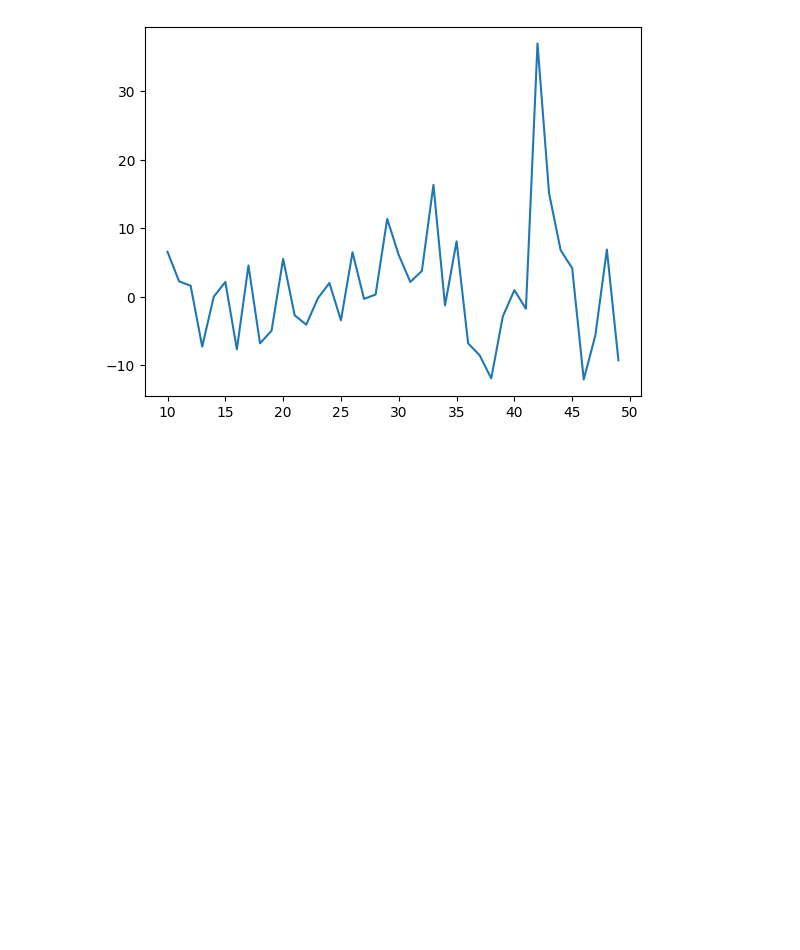
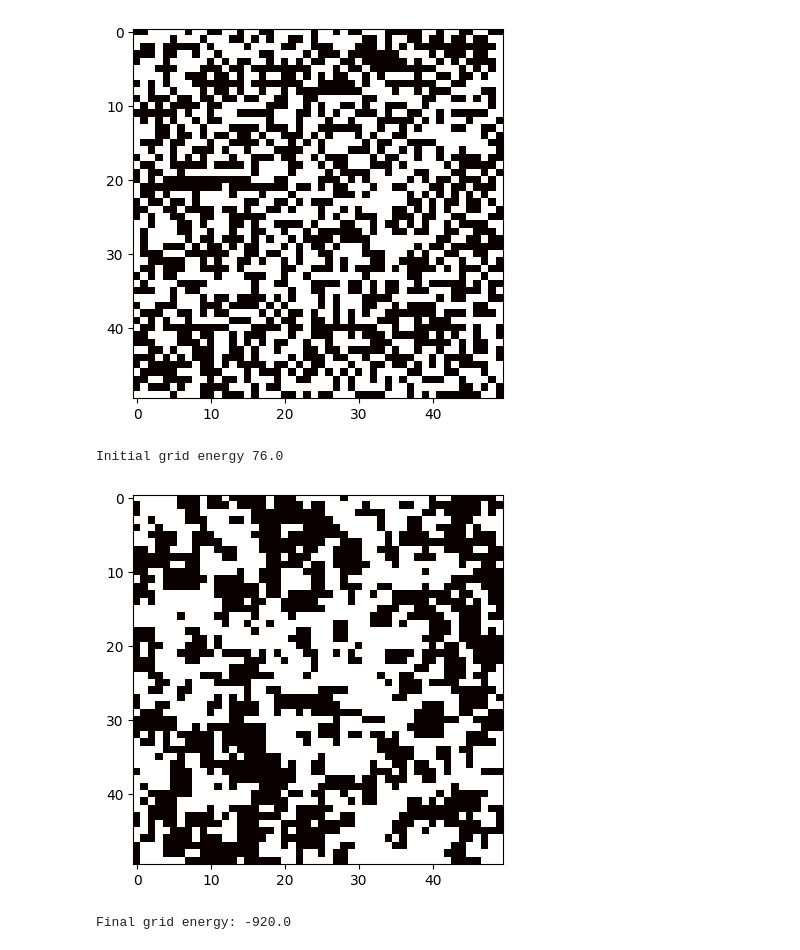
Before and after one commit to alexMcGarity/computational-physics, a Jupyter notebook: Group Project Two/ising.ipynb, the cells around one changed output. Cells and saved outputs as stored; diff of their text form; code cells hidden in the pictures; blank space fills up the shorter version.

Commit message:
fixed ising functions

```diff
--- a/Group Project Two/ising.ipynb
+++ b/Group Project Two/ising.ipynb
@@ -45,7 +43,7 @@ def compute_energy(grid):
             #each neighbor contributes -1 to the energy if they are the same spin
             #each neighbor contributes +1 to the energy if they are the opposite spin
             energy += -grid[i,j]*(grid[(i+1)%n,j] + grid[i,(j+1)%n] + grid[(i-1)%n,j] + grid[i,(j-1)%n])
-    return energy
+    return energy/4
 
 #test that the energy is computed correctly
 print(compute_energy(grid))
@@ -123,18 +121,41 @@ spin at (4,5) is flipped
-# %%
-#lets approximate the average energy of the grid by averaging over many random configurations of size n by n
-def average_energy(n):
-    energy_sum = 0
-    for i in range(100):
-        grid = initialize_grid(n)
-        energy_sum += compute_energy(grid)
-    return energy_sum/100
-
-#plot the average energy for different size matricies
-n = np.arange(10,50)
-energy = np.zeros(len(n))
-for i in range(len(n)):
-    energy[i] = average_energy(n[i])
-plt.plot(n,energy)
-plt.show()
-# %% [output]
-[figure, removed]
+# %%
+def metropolis(grid, kT):
+    n = len(grid)
+    i = random.randint(0,n-1)
+    j = random.randint(0,n-1)
+    delta_E = 2*grid[i,j]*(grid[(i+1)%n,j] + grid[i,(j+1)%n] + grid[(i-1)%n,j] + grid[i,(j-1)%n])
+    if delta_E < 0:
+        grid[i,j] = -grid[i,j]
+    elif random.random() < np.exp(-delta_E/kT):
+        grid[i,j] = -grid[i,j]
+    return grid
+# %%
+def ising(n,kT,nsteps):
+    grid = initialize_grid(n)
+
+
+    #plot the initial grid
+    plt.imshow(grid, cmap='hot', interpolation='nearest')
+    plt.show()
+
+    print("Initial grid energy", compute_energy(grid))
+
+    for steps in range(nsteps):
+        grid = metropolis(grid, kT)
+
+
+    #plot the final grid
+    plt.imshow(grid, cmap='hot', interpolation='nearest')
+    plt.show()
+
+    print("Final grid energy:", compute_energy(grid))
+# %%
+n = 50
+kT = 3
+nsteps = 10000
+ising(n,kT,nsteps)
+# %% [output]
+[figure, added]
+Initial grid energy 76.0
+[figure, added]
+Final grid energy: -920.0
```
Also changed, not shown: parts of 8 cells of this notebook, 3 other files.
